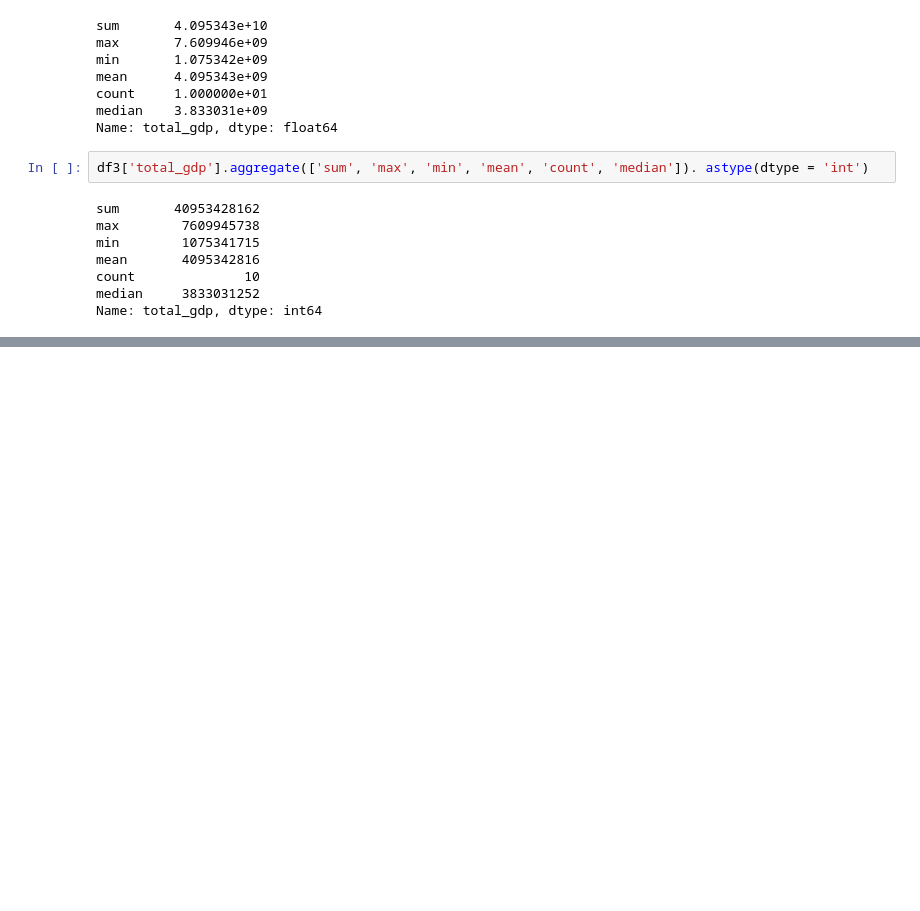
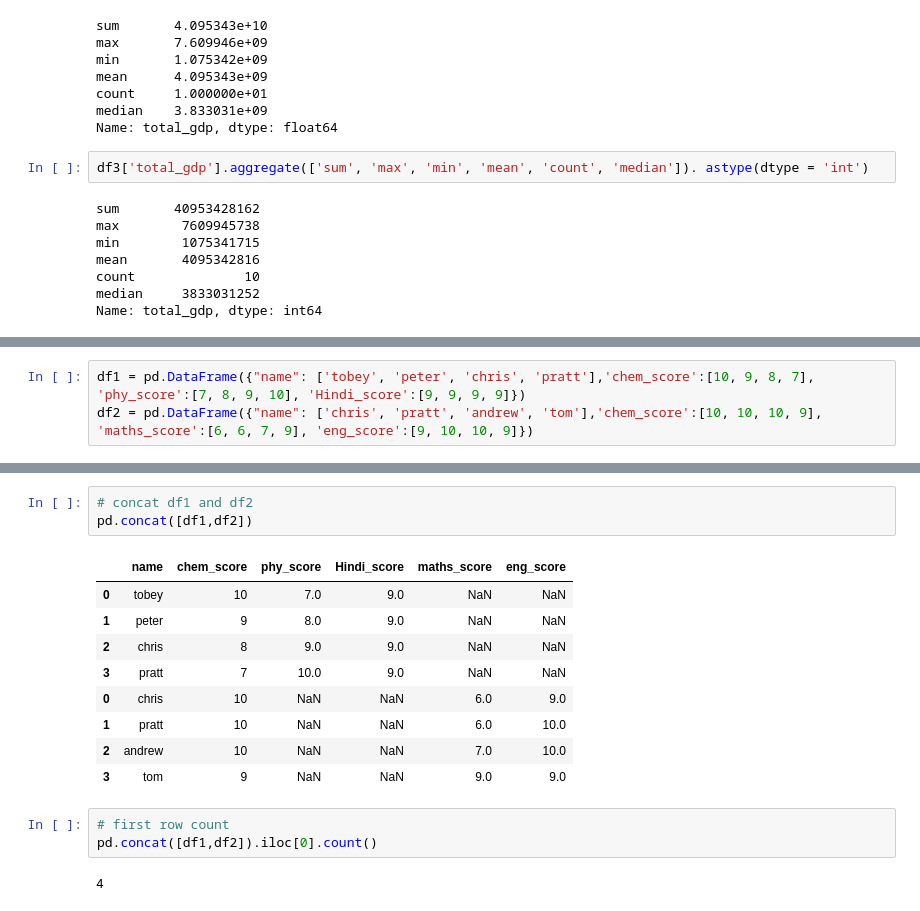
Before and after one commit to V-arshaSharma/Data-Expolatory-, a Jupyter notebook: Mckinsey_csv.ipynb, the cells around one changed output, grey strips where cells are left out. Drawn from its saved outputs; the diff is of its cells as text; blank space fills up the shorter version.

```diff
--- a/Mckinsey_csv.ipynb
+++ b/Mckinsey_csv.ipynb
@@ -188,0 +290,3 @@ Name: total_gdp, dtype: int64
+# %%
+df1 = pd.DataFrame({"name": ['tobey', 'peter', 'chris', 'pratt'],'chem_score':[10, 9, 8, 7], 'phy_score':[7, 8, 9, 10], 'Hindi_score':[9, 9, 9, 9]})
+df2 = pd.DataFrame({"name": ['chris', 'pratt', 'andrew', 'tom'],'chem_score':[10, 10, 10, 9], 'maths_score':[6, 6, 7, 9], 'eng_score':[9, 10, 10, 9]})
@@ -188,0 +309,18 @@ Name: total_gdp, dtype: int64
+# %%
+# concat df1 and df2
+pd.concat([df1,df2])
+# %% [output]
+|  | name | chem_score | phy_score | Hindi_score | maths_score | eng_score |
+| 0 | tobey | 10 | 7.0 | 9.0 | NaN | NaN |
+| 1 | peter | 9 | 8.0 | 9.0 | NaN | NaN |
+| 2 | chris | 8 | 9.0 | 9.0 | NaN | NaN |
+| 3 | pratt | 7 | 10.0 | 9.0 | NaN | NaN |
+| 0 | chris | 10 | NaN | NaN | 6.0 | 9.0 |
+| 1 | pratt | 10 | NaN | NaN | 6.0 | 10.0 |
+| 2 | andrew | 10 | NaN | NaN | 7.0 | 10.0 |
+| 3 | tom | 9 | NaN | NaN | 9.0 | 9.0 |
+# %%
+# first row count
+pd.concat([df1,df2]).iloc[0].count()
+# %% [output]
+4
```
Also changed, not shown: parts of 16 cells of this notebook.
